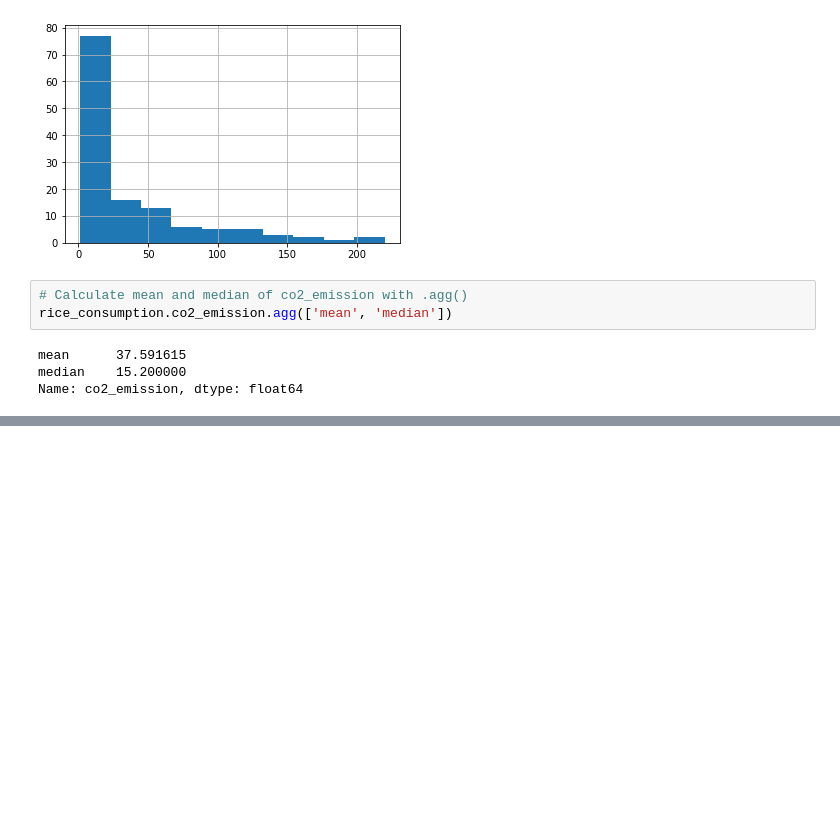
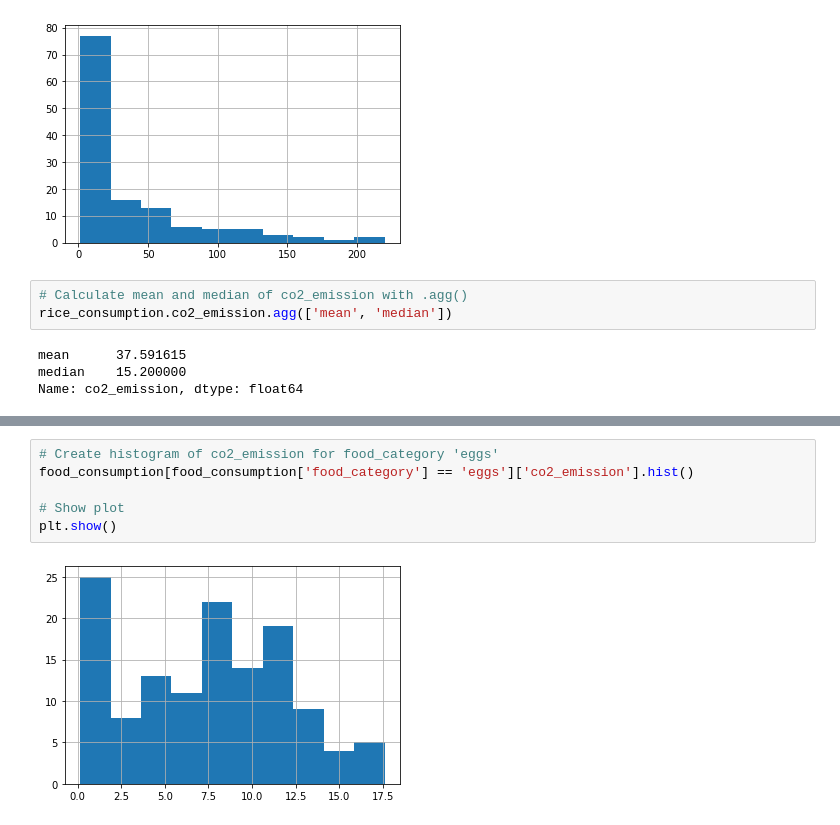
Before and after one commit to SketchQ/DataCamp_DataScience_Track, a Jupyter notebook: 18_Introduction to Statistics in Python/Chapter_1_Summary Statistics.ipynb, the cells around one changed output, grey strips where cells are left out. Cells and saved outputs as stored; diff of their text form; blank space fills up the shorter version.

```diff
--- a/18_Introduction to Statistics in Python/Chapter_1_Summary Statistics.ipynb
+++ b/18_Introduction to Statistics in Python/Chapter_1_Summary Statistics.ipynb
@@ -221,0 +478,8 @@ Name: co2_emission, dtype: float64
+# %%
+# Create histogram of co2_emission for food_category 'eggs'
+food_consumption[food_consumption['food_category'] == 'eggs']['co2_emission'].hist()
+
+# Show plot
+plt.show()
+# %% [output]
+[figure, added]
```
Also changed, not shown: parts of 11 cells of this notebook, 2 other files.
